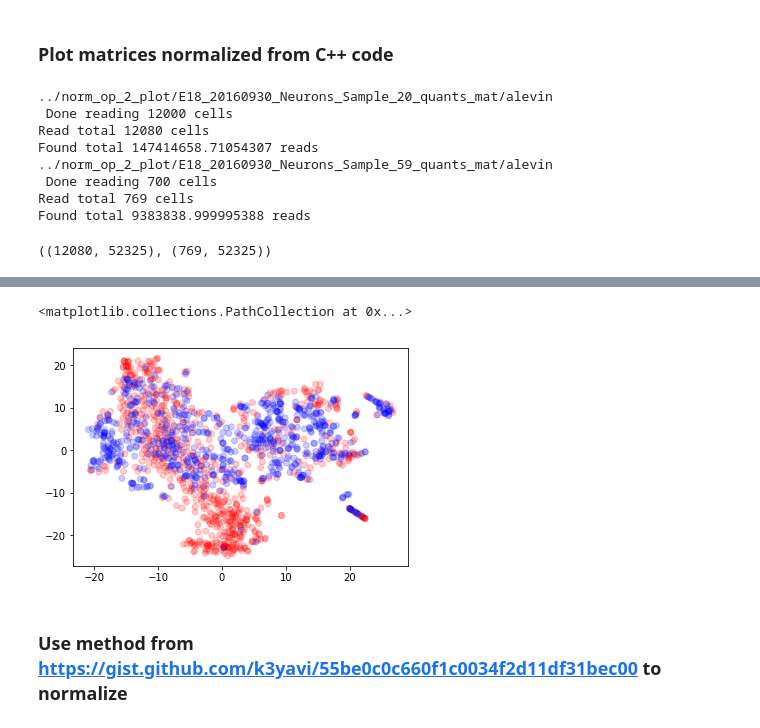
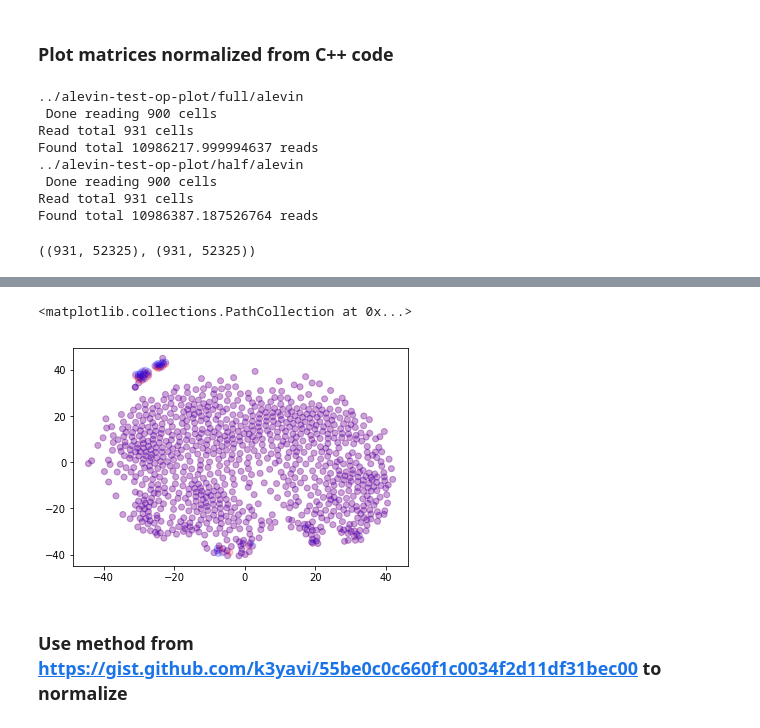
Before and after one commit to rasikapohankar/alv-merge, a Jupyter notebook: plot-normalized.ipynb, the cells around one changed output, grey strips where cells are left out. Drawn from its saved outputs; the diff is of its cells as text; code cells hidden in the pictures.

```diff
--- a/plot-normalized.ipynb
+++ b/plot-normalized.ipynb
@@ -10,9 +10,10 @@ import numpy as np
 # %%
 from vpolo.alevin import parser #pip install vpolo
 
-# has 769 rows
-matrix_1 = parser.read_quants_bin("../norm_1_plot/E18_20160930_Neurons_Sample_59_quants_mat/")
+matrix_1_path = "../alevin-test-plot/full/"
+matrix_2_path = "../alevin-test-plot/half"
 
-# has 12080 rows
-matrix_2 = parser.read_quants_bin("../norm_1_plot/E18_20160930_Neurons_Sample_20_quants_mat")
+matrix_1 = parser.read_quants_bin(matrix_1_path)
+
+matrix_2 = parser.read_quants_bin(matrix_2_path)
 # %% [output]
@@ -38,3 +32,9 @@ matrix_2_769 = matrix_2.sample(769)
+# %%
+sample_length = min(min(len(matrix_1.index), len(matrix_2.index)), 1000)
+
+# use .sample
+matrix_1_sampled = matrix_1.sample(sample_length)
+matrix_2_sampled = matrix_2.sample(sample_length)
 # %%
 # Awesome library for super fast tSNE projection
 from MulticoreTSNE import MulticoreTSNE as TSNE
@@ -95,21 +98,22 @@ Wall time: 29.9 s
 # %%
 from vpolo.alevin import parser #pip install vpolo
 
-# has 12080 rows
-matrix_3 = parser.read_quants_bin("../norm_op_2_plot/E18_20160930_Neurons_Sample_20_quants_mat/")
+matrix_3_path = "../alevin-test-op-plot/full"
+matrix_4_path = "../alevin-test-op-plot/half"
 
-# has 769 rows
-matrix_4 = parser.read_quants_bin("../norm_op_2_plot/E18_20160930_Neurons_Sample_59_quants_mat")
+matrix_3 = parser.read_quants_bin(matrix_3_path)
+
+matrix_4 = parser.read_quants_bin(matrix_4_path)
 # %% [output]
-../norm_op_2_plot/E18_20160930_Neurons_Sample_20_quants_mat/alevin
- Done reading 12000 cells
-Read total 12080 cells
-Found total 147414658.71054307 reads
-../norm_op_2_plot/E18_20160930_Neurons_Sample_59_quants_mat/alevin
- Done reading 700 cells
-Read total 769 cells
-Found total 9383838.999995388 reads
+../alevin-test-op-plot/full/alevin
+ Done reading 900 cells
+Read total 931 cells
+Found total 10986217.999994637 reads
+../alevin-test-op-plot/half/alevin
+ Done reading 900 cells
+Read total 931 cells
+Found total 10986387.187526764 reads
 # %%
 matrix_3.shape, matrix_4.shape
 # %% [output]
-((12080, 52325), (769, 52325))
+((931, 52325), (931, 52325))
@@ -122,10 +120,13 @@ matrix_4_769 = matrix_4.sample(769)
+# %%
+matrix_3_sampled = matrix_3.sample(sample_length)
+matrix_4_sampled = matrix_4.sample(sample_length)
 # %%
 # Awesome library for super fast tSNE projection
 from MulticoreTSNE import MulticoreTSNE as TSNE
 
-ct = np.concatenate([matrix_3_769.values, matrix_4_769.values], axis=0)
+ct = np.concatenate([matrix_3_sampled.values, matrix_4_sampled.values], axis=0)
 tsne = TSNE(n_jobs=8)
 %time Y = tsne.fit_transform(ct)
 
-plt.scatter(Y[:,0], Y[:,1], c = ['r'] * matrix_3_769.shape[0] + ['b'] * matrix_4_769.shape[0], alpha=0.2)
+plt.scatter(Y[:,0], Y[:,1], c = ['r'] * matrix_3_sampled.shape[0] + ['b'] * matrix_4_sampled.shape[0], alpha=0.2)
 # %% [output]
@@ -134,5 +135,5 @@ Wall time: 30.5 s
 <matplotlib.collections.PathCollection at 0x...>
-[figure, old version]
+[figure, new version]
 # %% [markdown]
 ### Use method from https://gist.github.com/k3yavi/55be0c0c660f1c0034f2d11df31bec00 to normalize
 # %%
```
Also changed, not shown: parts of 15 cells of this notebook.
